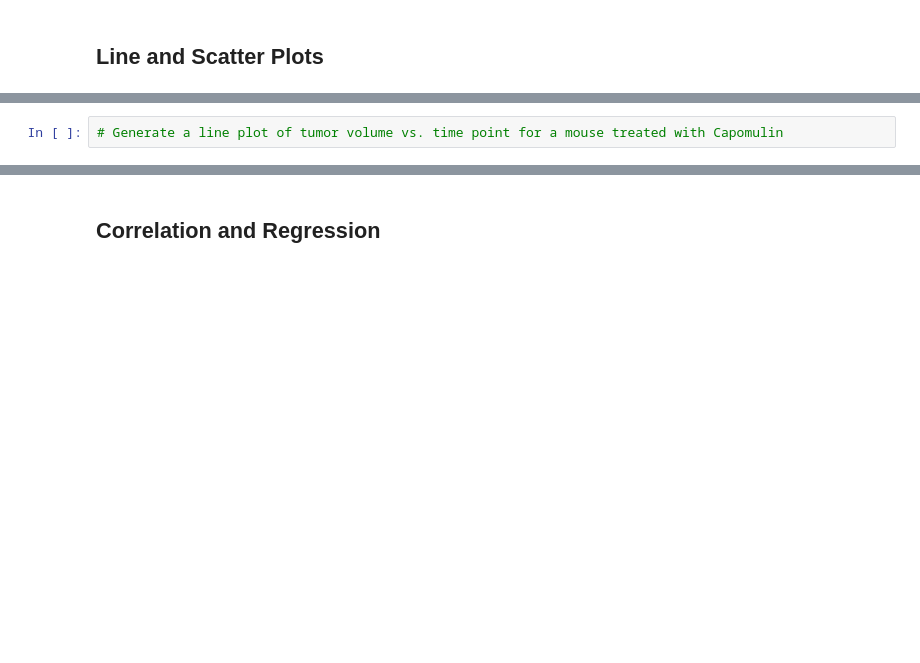
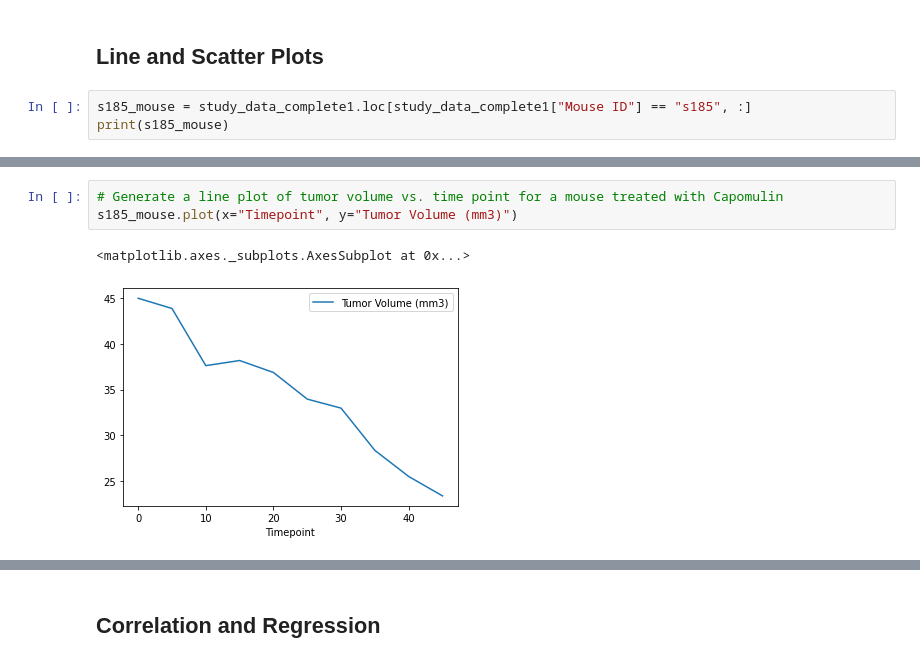
Before and after one commit to AmyWagarCinch/MatPlotLib-challenge, a Jupyter notebook: pymaceuticals_starter.ipynb, the cells around one changed output, grey strips where cells are left out. Cells and saved outputs as stored; diff of their text form; blank space fills up the shorter version.

Commit message:
scatter plots and line regression

```diff
--- a/pymaceuticals_starter.ipynb
+++ b/pymaceuticals_starter.ipynb
@@ -452,3 +452,6 @@ plt.show()
 [figure]
 # %% [markdown]
 ## Line and Scatter Plots
+# %%
+s185_mouse = study_data_complete1.loc[study_data_complete1["Mouse ID"] == "s185", :]
+print(s185_mouse)
@@ -455,2 +476,6 @@ plt.show()
 # %%
 # Generate a line plot of tumor volume vs. time point for a mouse treated with Capomulin
+s185_mouse.plot(x="Timepoint", y="Tumor Volume (mm3)")
+# %% [output]
+<matplotlib.axes._subplots.AxesSubplot at 0x...>
+[figure, added]
```
Also changed, not shown: parts of 6 cells of this notebook.
